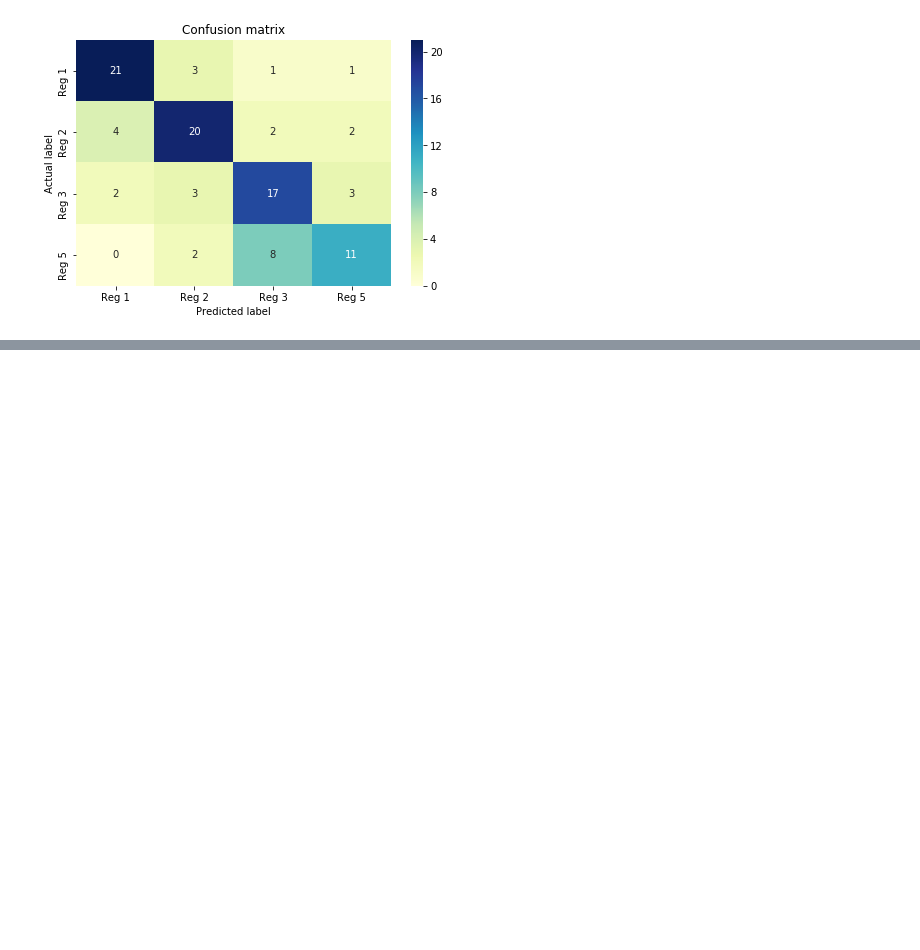
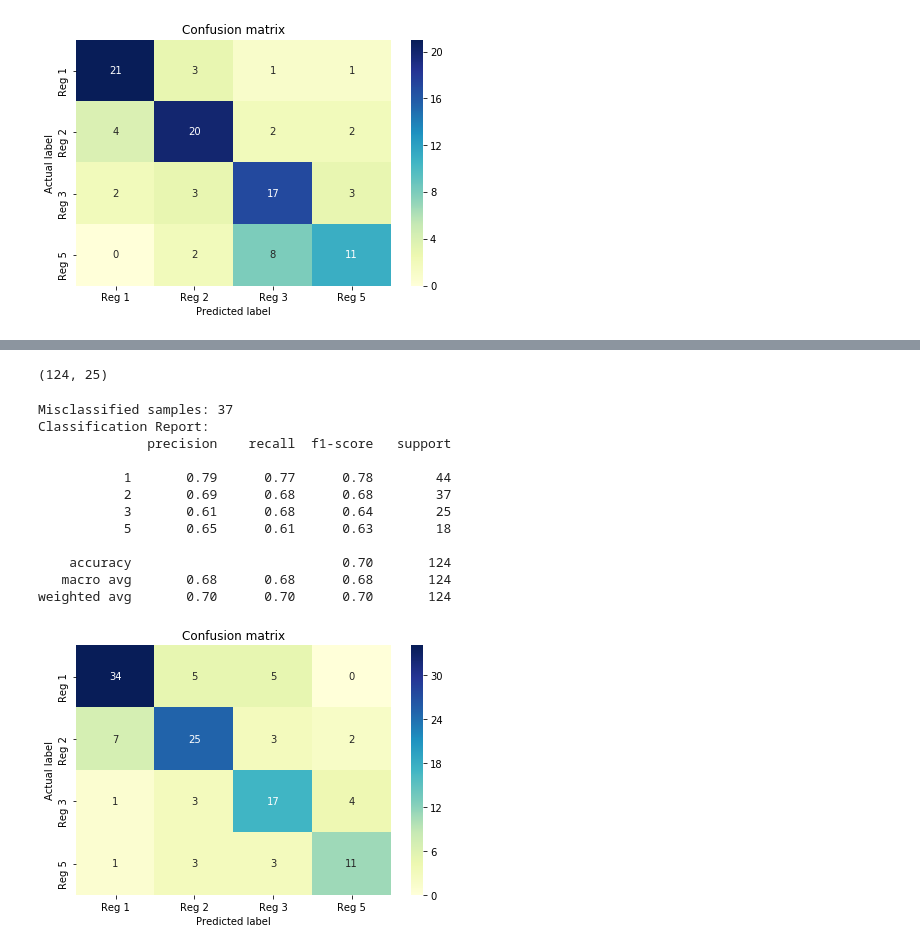
Before and after one commit to salliewalecka/Hawaii_RegimesPredictors, a Jupyter notebook: notebooks/Random_Forest.ipynb, the cells around one changed output, grey strips where cells are left out. Saved outputs shown, nothing was run; the diff lists cells and outputs as text; code cells hidden in the pictures; blank space fills up the shorter version.

Commit message:
Update Random forests to run on test data

```diff
--- a/notebooks/Random_Forest.ipynb
+++ b/notebooks/Random_Forest.ipynb
@@ -370,0 +373,3 @@ weighted avg       0.69      0.69      0.69       100
+# %%
+model_frozen = sklearn.ensemble.RandomForestClassifier(random_state=229, n_estimators=250, max_depth=10)
+model_frozen.fit(train_X, train_y)
@@ -370,0 +384,22 @@ weighted avg       0.69      0.69      0.69       100
+# %%
+test_X, test_y, pred_names = load_data.get_features_and_response(test, True)
+test_pred = model_frozen.predict(test_X)
+test_X.shape
+# %% [output]
+(124, 25)
+# %%
+evaluate_performance(test_y, test_pred)
+# %% [output]
+Misclassified samples: 37
+Classification Report:
+              precision    recall  f1-score   support
+
+           1       0.79      0.77      0.78        44
+           2       0.69      0.68      0.68        37
+           3       0.61      0.68      0.64        25
+           5       0.65      0.61      0.63        18
+
+    accuracy                           0.70       124
+   macro avg       0.68      0.68      0.68       124
+weighted avg       0.70      0.70      0.70       124
+[figure, added]
```
Also changed, not shown: parts of 6 cells of this notebook.
